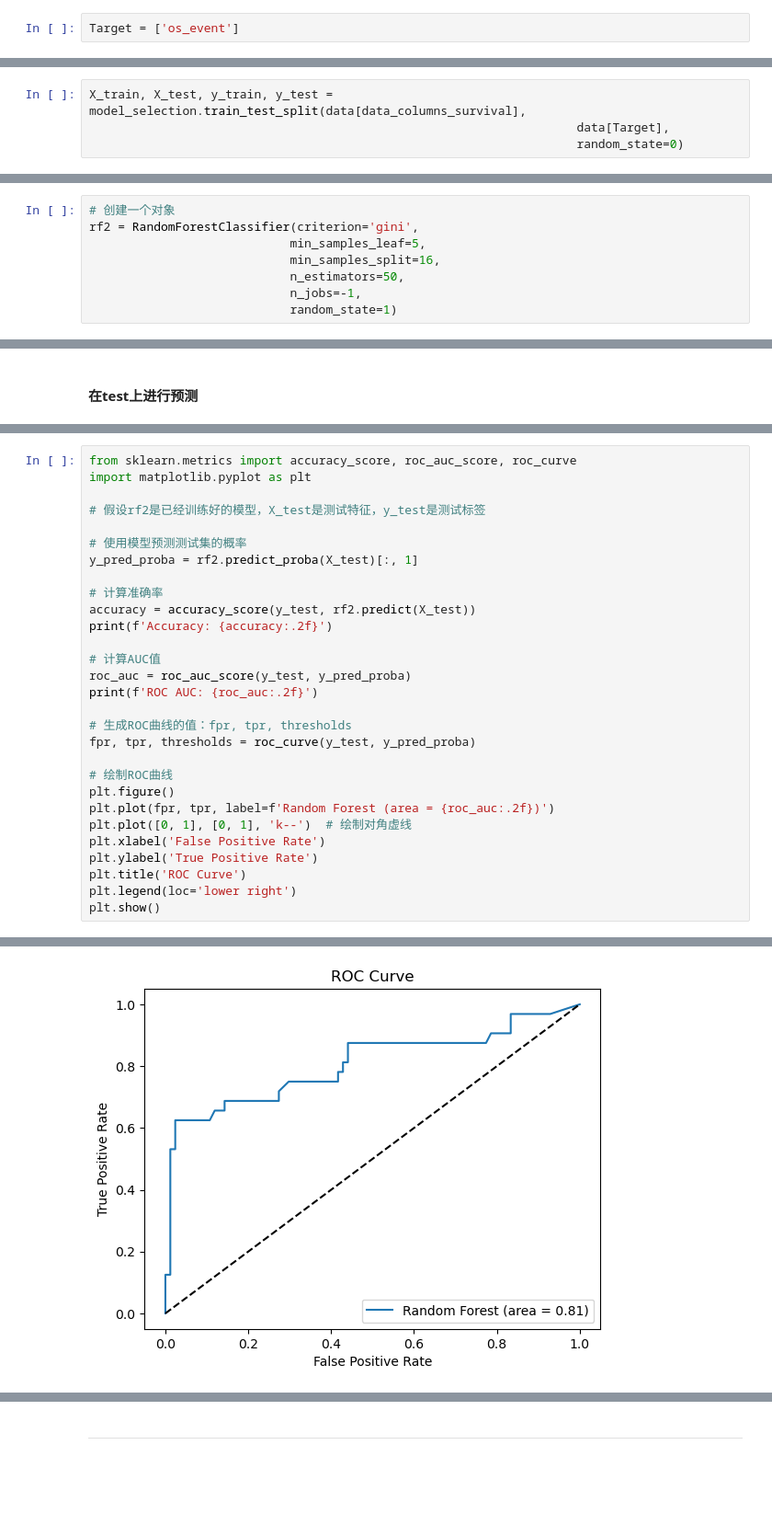
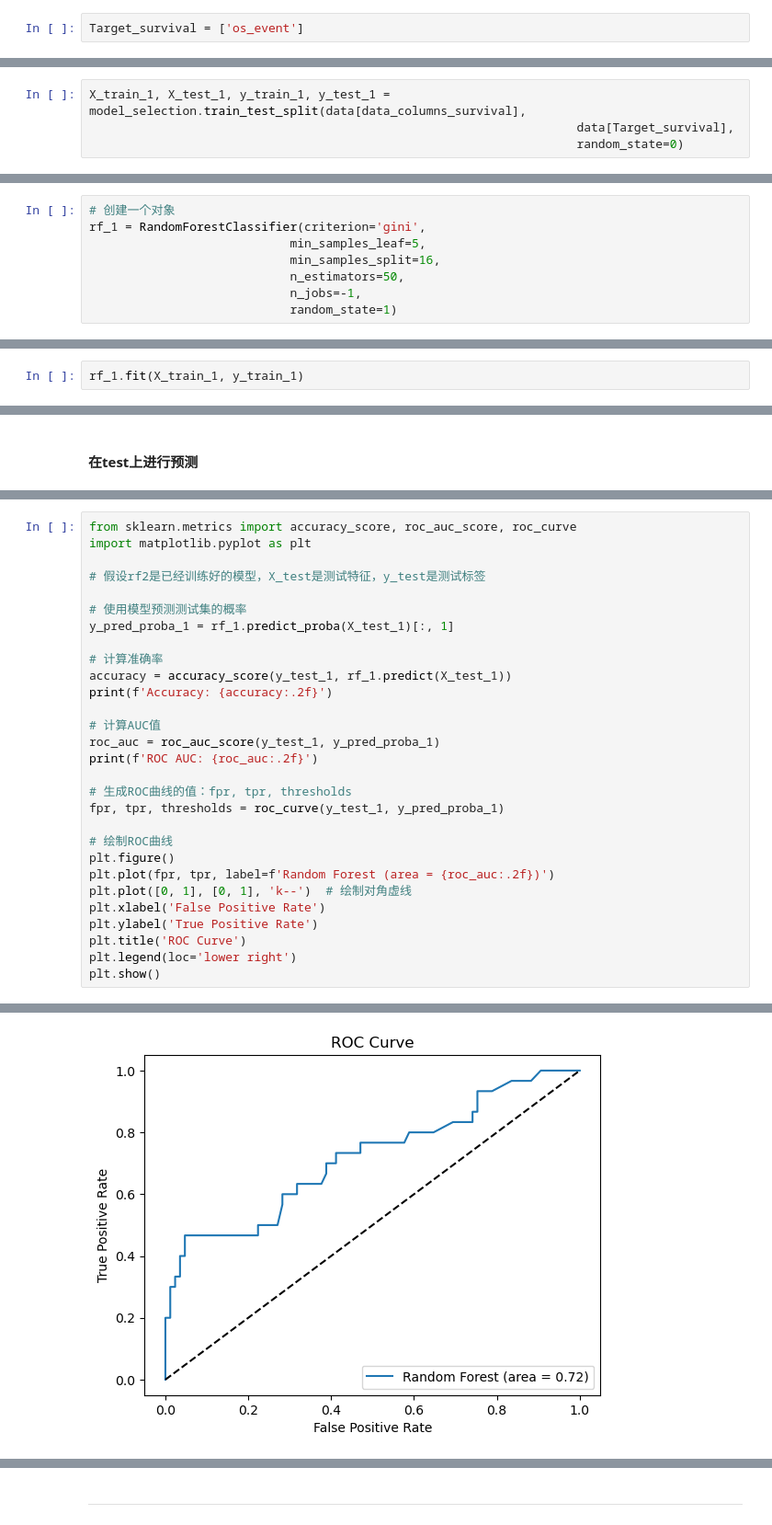
Before and after one commit to nancyxieyy/cancer-care-predictor, a Jupyter notebook: survivalRate.ipynb, the cells around one changed output, grey strips where cells are left out. Shown at 92% size. Saved outputs shown, nothing was run; the diff lists cells and outputs as text; blank space fills up the shorter version.

```diff
--- a/survivalRate.ipynb
+++ b/survivalRate.ipynb
@@ -128,7 +160,7 @@ dtype: int64
 # %% [markdown]
 #### 1. 生存率
 # %%
-Target = ['os_event']
+Target_survival = ['os_event']
 # %%
 data_columns_survival = ['rfs_event', 'rfs_months', 'os_months']
 # %%
@@ -136,5 +168,5 @@ columns_survival = Target + data_columns_survival
 # %%
-X_train, X_test, y_train, y_test = model_selection.train_test_split(data[data_columns_survival],
-                                                                    data[Target],
+X_train_1, X_test_1, y_train_1, y_test_1 = model_selection.train_test_split(data[data_columns_survival],
+                                                                    data[Target_survival],
                                                                     random_state=0)
 # %%
@@ -188,6 +263,6 @@ print(gs.best_params_)
 # %%
 # 创建一个对象
-rf2 = RandomForestClassifier(criterion='gini',
+rf_1 = RandomForestClassifier(criterion='gini',
                             min_samples_leaf=5,
                             min_samples_split=16,
                             n_estimators=50,
@@ -200,0 +271,2 @@ RandomForestClassifier(min_samples_leaf=5, min_samples_split=16,
+# %%
+rf_1.fit(X_train_1, y_train_1)
@@ -231,18 +306,18 @@ import matplotlib.pyplot as plt
 # 假设rf2是已经训练好的模型，X_test是测试特征，y_test是测试标签
 
 # 使用模型预测测试集的概率
-y_pred_proba = rf2.predict_proba(X_test)[:, 1]
+y_pred_proba_1 = rf_1.predict_proba(X_test_1)[:, 1]
 
 # 计算准确率
-accuracy = accuracy_score(y_test, rf2.predict(X_test))
+accuracy = accuracy_score(y_test_1, rf_1.predict(X_test_1))
 print(f'Accuracy: {accuracy:.2f}')
 
 # 计算AUC值
-roc_auc = roc_auc_score(y_test, y_pred_proba)
+roc_auc = roc_auc_score(y_test_1, y_pred_proba_1)
 print(f'ROC AUC: {roc_auc:.2f}')
 
 # 生成ROC曲线的值：fpr, tpr, thresholds
-fpr, tpr, thresholds = roc_curve(y_test, y_pred_proba)
+fpr, tpr, thresholds = roc_curve(y_test_1, y_pred_proba_1)
 
 # 绘制ROC曲线
 plt.figure()
@@ -259 +334 @@ ROC AUC: 0.81
-[figure, old version]
+[figure, new version]
```
Also changed, not shown: parts of 72 cells of this notebook, 8 other files.
